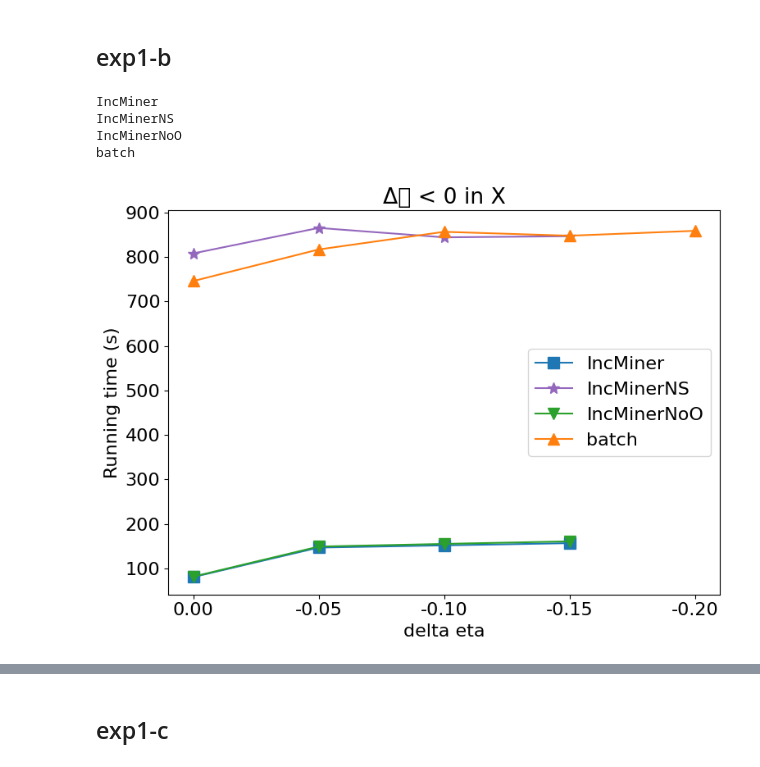
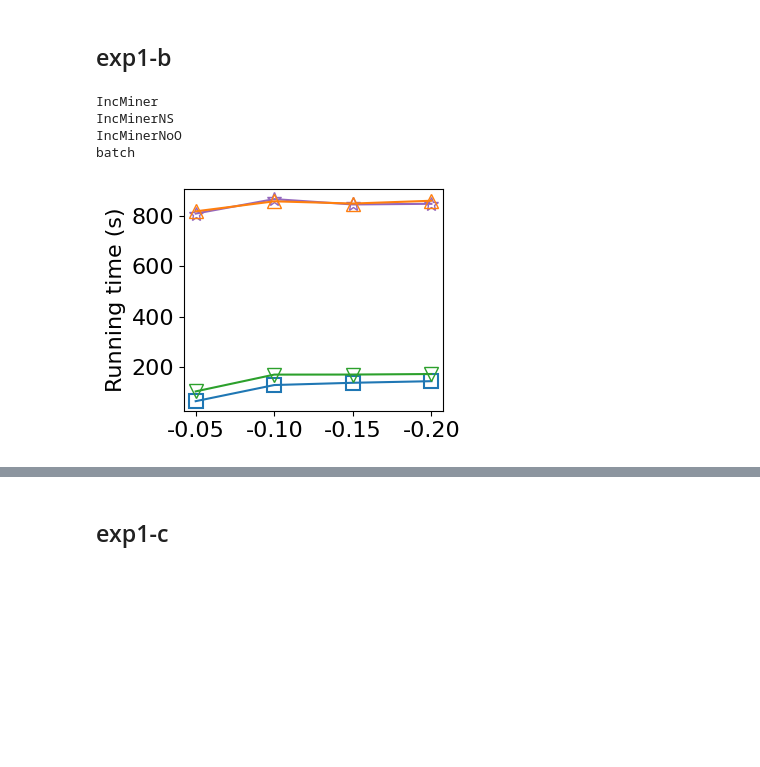
Before and after one commit to HaoxianChen/inc-miner-experiment-plots, a Jupyter notebook: plots.ipynb, the cells around one changed output, grey strips where cells are left out. Saved outputs shown, nothing was run; the diff lists cells and outputs as text; code cells hidden in the pictures; blank space fills up the shorter version.

Commit message:
sync results.

```diff
--- a/plots.ipynb
+++ b/plots.ipynb
@@ -4,7 +4,9 @@
 import pandas as pd
 
 # Read all sheets into a dictionary of DataFrames
-dfs = pd.read_excel('experiment-a-b.xlsx', sheet_name=None)
+# dfs = pd.read_excel('experiment-a-b.xlsx', sheet_name=None)
+dfs = pd.read_excel('result_abcd.xlsx', sheet_name=None)
+
 
 # Print the names of the sheets
 print(dfs.keys())
@@ -17,8 +19,8 @@ import matplotlib.pyplot as plt
 import numpy as np
 
 # Set default figure size (width, height in inches)
-# plt.rcParams['figure.figsize'] = [4, 3]
-plt.rcParams['figure.figsize'] = [8, 6]
+plt.rcParams['figure.figsize'] = [4, 3]
+# plt.rcParams['figure.figsize'] = [8, 6]
 
 plt.rcParams['font.size'] = 16
 
@@ -190,9 +200,9 @@ for label, group in groups:
     X = group['etaDiff']
     # print (group['time'])
     plt.plot(range(len(X)), group['time'], label=label, marker=markerMap[label],color=colorMap[label],
-                # markerfacecolor=markerStyleMap[label].get('markerfacecolor', 'auto'),
-                # markeredgewidth=markerStyleMap[label].get('markeredgewidth', 1.0),
-                # markersize=markerStyleMap[label].get('markersize', 10)
+                markerfacecolor=markerStyleMap[label].get('markerfacecolor', 'auto'),
+                markeredgewidth=markerStyleMap[label].get('markeredgewidth', 1.0),
+                markersize=markerStyleMap[label].get('markersize', 10)
             )
 
 # Add plot labels and legend
@@ -232,35 +322,35 @@ groups = df.groupby('Baseline')
 plt.figure()
 
 for label, group in groups:
     print (label)
     X = group['etaDiff']
     # print (group['time'])
     plt.plot(range(len(X)), group['time'], label=label, marker=markerMap[label],color=colorMap[label],
-                # markerfacecolor=markerStyleMap[label].get('markerfacecolor', 'auto'),
-                # markeredgewidth=markerStyleMap[label].get('markeredgewidth', 1.0),
-                # markersize=markerStyleMap[label].get('markersize', 10)
+                markerfacecolor=markerStyleMap[label].get('markerfacecolor', 'auto'),
+                markeredgewidth=markerStyleMap[label].get('markeredgewidth', 1.0),
+                markersize=markerStyleMap[label].get('markersize', 10)
             )
 
 # Add plot labels and legend
 plt.ylabel('Running time (s)')  # Label for y-axis
 
 xtick_labels = [f"{value:.2f}" for value in X]
 plt.xticks(range(len(X)), xtick_labels)
 
 if VERBOSE:
     plt.xlabel('delta eta')  # Label for x-axis
     plt.title(tab)
     plt.legend()
 
-outfile = "plots/exp1_hospital_eta_X_increase.pdf"
+outfile = "plots/exp1_hospital_eta_X_decrease.pdf"
 plt.tight_layout()
 plt.savefig(outfile, bbox_inches='tight')
 
 # Display the plot
 plt.show()
 # %% [output]
 IncMiner
 IncMinerNS
 IncMinerNoO
 batch
-[figure, old version]
+[figure, new version]
```
Also changed, not shown: parts of 42 cells of this notebook, 26 other files.
